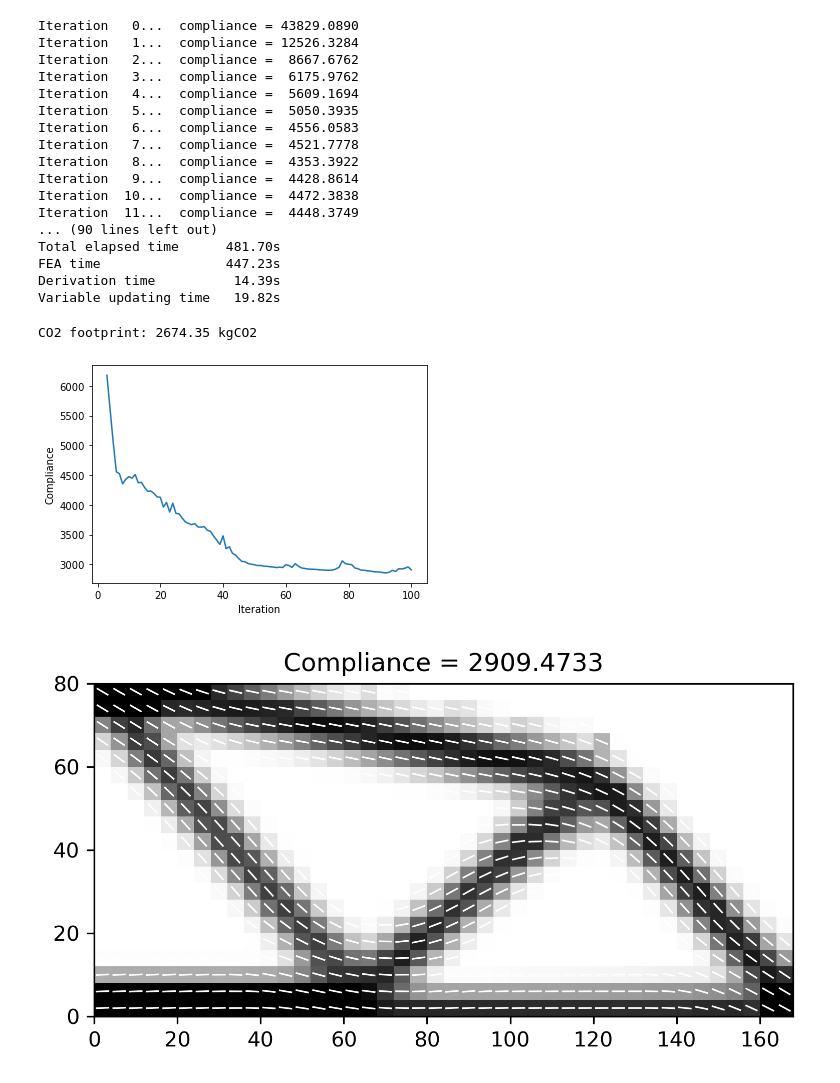
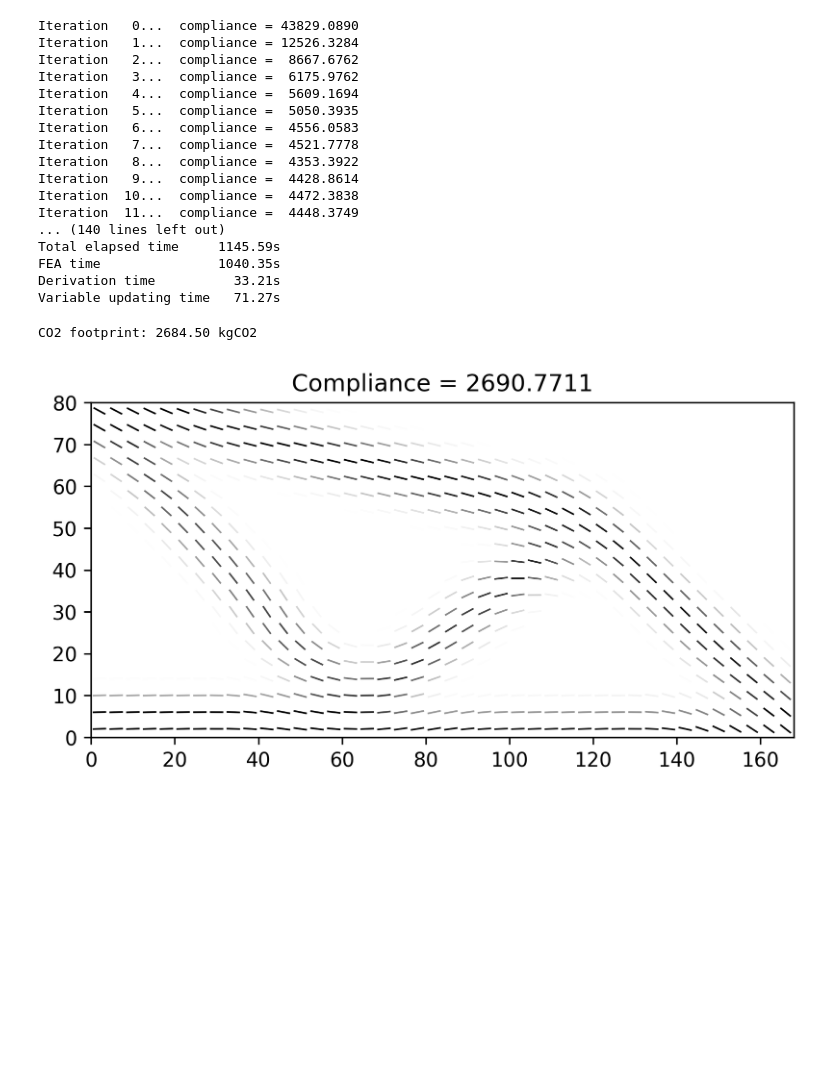
Before and after one commit to mid2SUPAERO/SOMP_Ansys, a Jupyter notebook: SimpleExample.ipynb, the cells around one changed output. Saved outputs shown, nothing was run; the diff lists cells and outputs as text; code cells hidden in the pictures; blank space fills up the shorter version.

Commit message:
Update post processing

```diff
--- a/SimpleExample.ipynb
+++ b/SimpleExample.ipynb
@@ -52,7 +52,7 @@ CO2mat = (rhofiber*Vfiber*CO2fiber + rhomatrix*Vmatrix*CO2matrix)/rho # kgCO2/kg
 CO2veh = 1030 * 25 * 3.83 # kg_fuel/kg_transported/year * years * kgCO2/kg_fuel = kgCO2/kg
 # %%
 solver1 = TopOpt(inputfile='mbb2d', dim='2D', jobname='2d',
-                Ex=Ex, Ey=Ey, nuxy=nuxy, nuyz=vmatrix, Gxy=Gxy, volfrac=0.3, r_rho=8, r_theta=20, theta0=50, max_iter=100)
+                Ex=Ex, Ey=Ey, nuxy=nuxy, nuyz=vmatrix, Gxy=Gxy, volfrac=0.3, r_rho=8, r_theta=20, theta0=50, max_iter=150)
 solver1.optim()
 
 print()
@@ -73,19 +73,17 @@ Iteration   8...  compliance =  4353.3922
 Iteration   9...  compliance =  4428.8614
 Iteration  10...  compliance =  4472.3838
 Iteration  11...  compliance =  4448.3749
-... (90 lines left out)
-Total elapsed time      481.70s
-FEA time                447.23s
-Derivation time          14.39s
-Variable updating time   19.82s
+... (140 lines left out)
+Total elapsed time     1145.59s
+FEA time               1040.35s
+Derivation time          33.21s
+Variable updating time   71.27s
 # %%
 post1 = Post2D(solver1)
-post1.plot_convergence(start_iter=3)
 post1.plot()
-print('CO2 footprint: {:.2f} kgCO2'.format(1000 * post1.CO2_footprint(rho, CO2mat, CO2veh)))
+print('CO2 footprint: {:.2f} kgCO2'.format(1000 * solver1.CO2_footprint(rho, CO2mat, CO2veh)))
 # %% [output]
-CO2 footprint: 2674.35 kgCO2
+CO2 footprint: 2684.50 kgCO2
-[figure, old version]
+[figure, new version]
-[figure, removed]
 # %%
 solver2 = TopOpt(inputfile='mbb3d', dim='3D_layer', jobname='3d',
```
Also changed, not shown: parts of 4 cells of this notebook, 4 other files.
